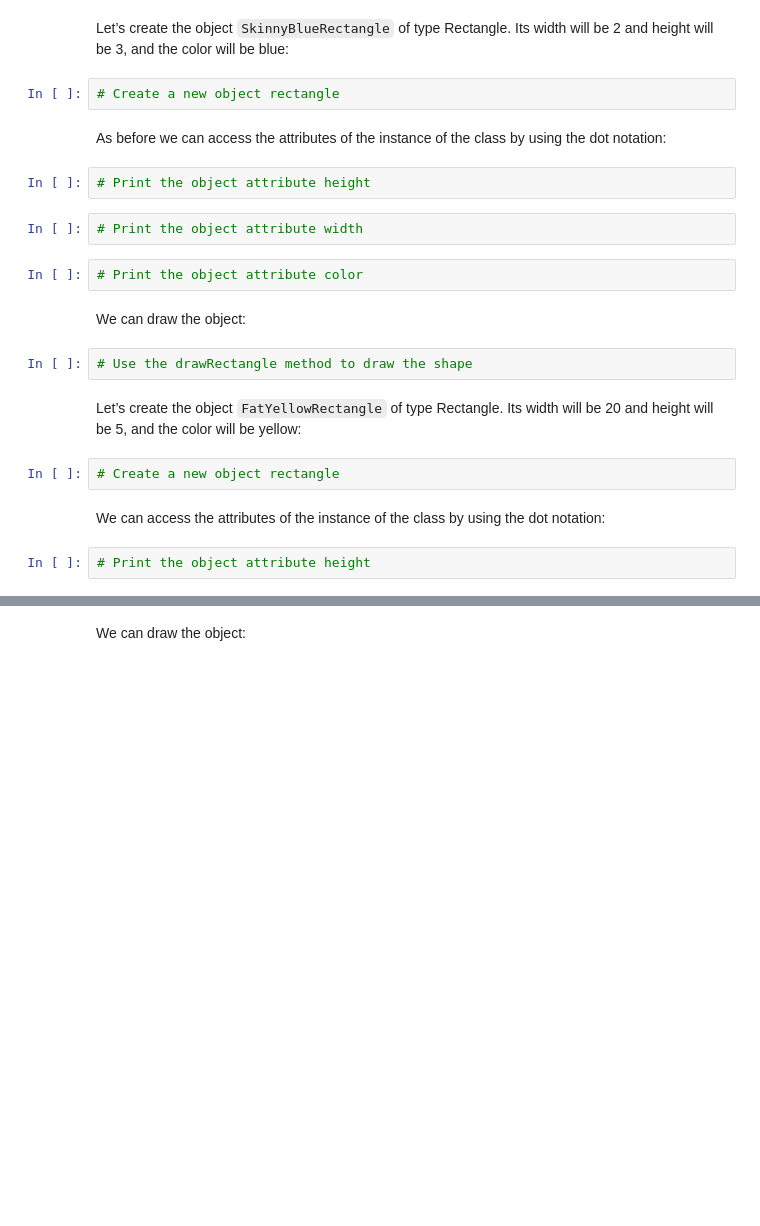
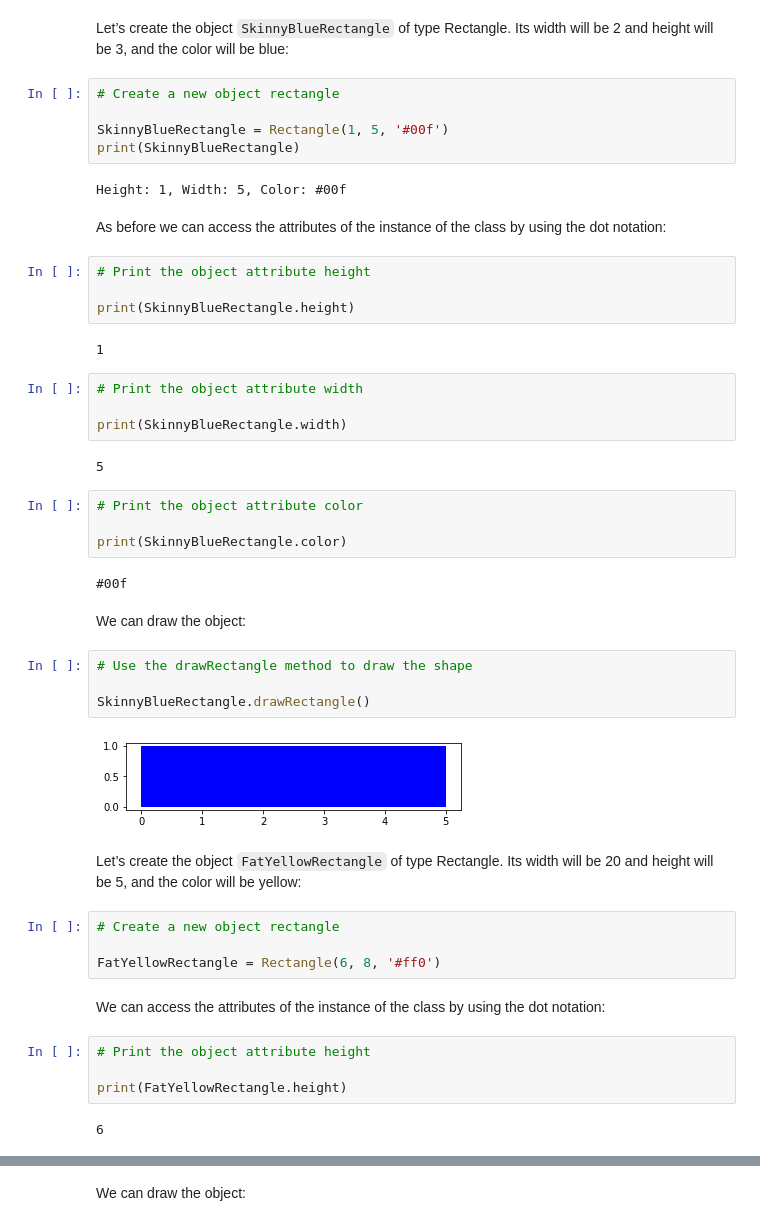
Before and after one commit to cnrooofx/CS2513, a Jupyter notebook: lab2/Lab_W03-Classes.ipynb, the cells around one changed output, grey strips where cells are left out. Drawn from its saved outputs; the diff is of its cells as text; blank space fills up the shorter version.

```diff
--- a/lab2/Lab_W03-Classes.ipynb
+++ b/lab2/Lab_W03-Classes.ipynb
@@ -150,25 +249,52 @@ Let's create a class rectangle with the attributes of height, width and color. W
 Let’s create the object <code>SkinnyBlueRectangle</code> of type Rectangle. Its width will be 2 and height will be 3, and the color will be blue:
 # %%
 # Create a new object rectangle
+
+SkinnyBlueRectangle = Rectangle(1, 5, '#00f')
+print(SkinnyBlueRectangle)
+# %% [output]
+Height: 1, Width: 5, Color: #00f
 # %% [markdown]
  As before we can access the attributes of the instance of the class by using the dot notation:
 # %%
 # Print the object attribute height
+
+print(SkinnyBlueRectangle.height)
+# %% [output]
+1
 # %%
 # Print the object attribute width
+
+print(SkinnyBlueRectangle.width)
+# %% [output]
+5
 # %%
 # Print the object attribute color
+
+print(SkinnyBlueRectangle.color)
+# %% [output]
+#00f
 # %% [markdown]
  We can draw the object:
 # %%
 # Use the drawRectangle method to draw the shape
+
+SkinnyBlueRectangle.drawRectangle()
+# %% [output]
+[figure, added]
 # %% [markdown]
 Let’s create the object <code>FatYellowRectangle</code> of type Rectangle. Its width will be 20 and height will be 5, and the color will be yellow:
 # %%
 # Create a new object rectangle
+
+FatYellowRectangle = Rectangle(6, 8, '#ff0')
 # %% [markdown]
  We can access the attributes of the instance of the class by using the dot notation:
 # %%
 # Print the object attribute height
+
+print(FatYellowRectangle.height)
+# %% [output]
+6
 # %%
 # Print the object attribute width
```
Also changed, not shown: parts of 17 cells of this notebook.
